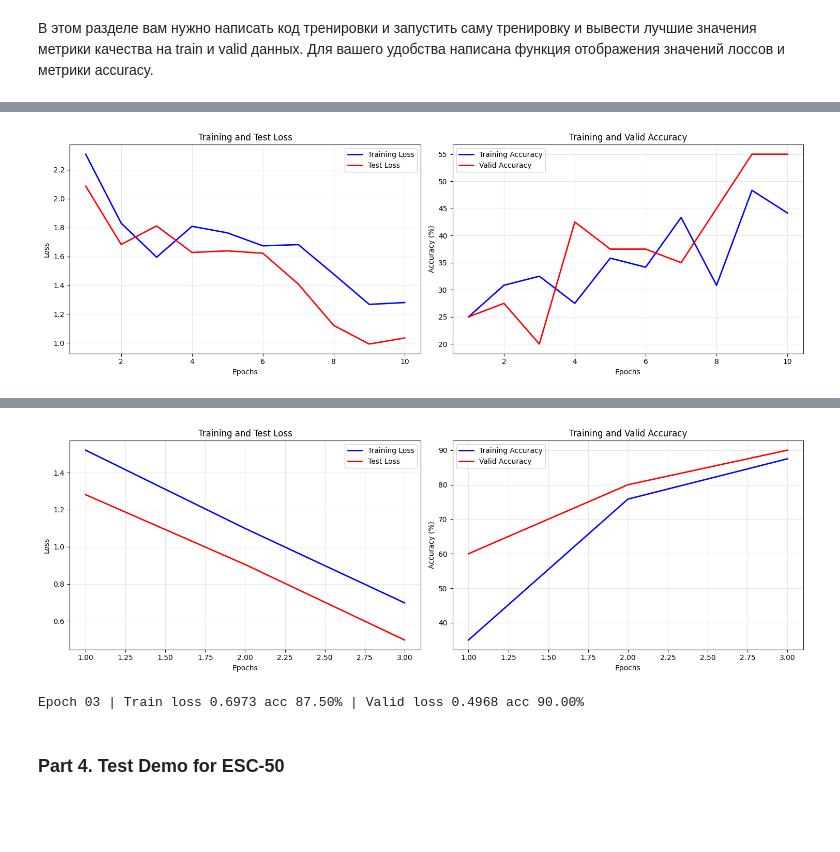
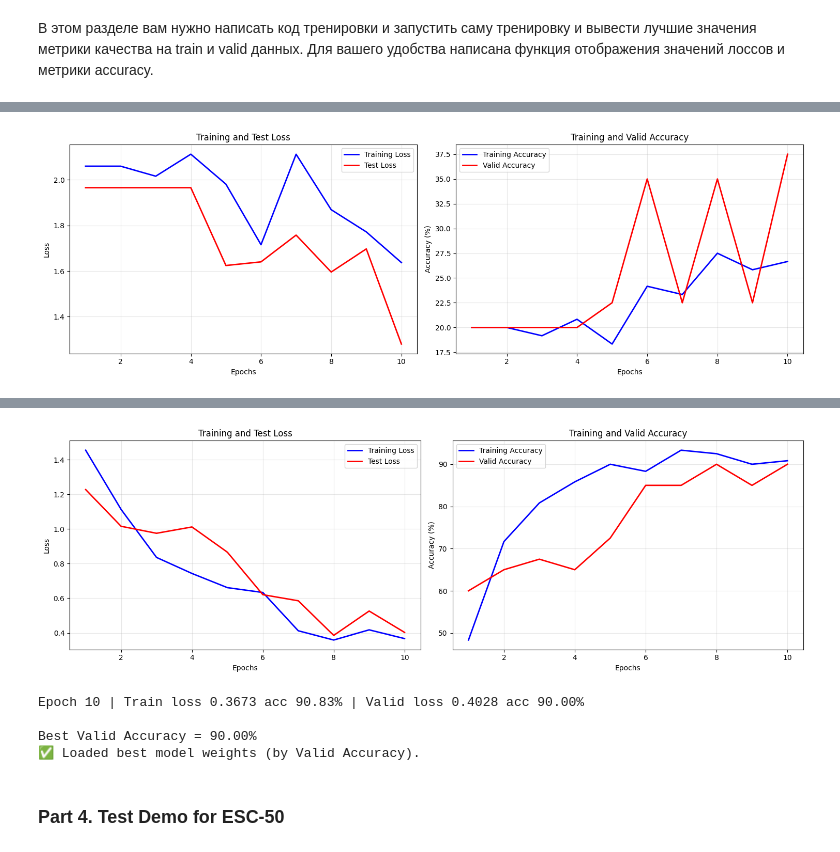
Before and after one commit to atomkevich/speech_dls, a Jupyter notebook: Homework_1_Environmental_Sound_Classification_for_students.ipynb, the cells around one changed output, grey strips where cells are left out. Drawn from its saved outputs; the diff is of its cells as text; code cells hidden in the pictures; blank space fills up the shorter version.

```diff
--- a/Homework_1_Environmental_Sound_Classification_for_students.ipynb
+++ b/Homework_1_Environmental_Sound_Classification_for_students.ipynb
@@ -746,7 +746,14 @@ criterion = nn.CrossEntropyLoss()
 optimizer_hf = torch.optim.AdamW(hf_model.parameters(), lr=2e-4, weight_decay=1e-2)
 optimizer_simple = torch.optim.AdamW(simple_model.parameters(), lr=2e-4, weight_decay=1e-4)
 optimizer_wave = torch.optim.AdamW(wave_model.parameters(), lr=2e-4, weight_decay=1e-4)
-scheduler = torch.optim.lr_scheduler.CosineAnnealingLR(
+
+scheduler_simple = torch.optim.lr_scheduler.CosineAnnealingLR(
+    optimizer_simple, T_max=30, eta_min=1e-5
+)
+scheduler_hf = torch.optim.lr_scheduler.CosineAnnealingLR(
+    optimizer_hf, T_max=30, eta_min=1e-5
+)
+scheduler_wave = torch.optim.lr_scheduler.CosineAnnealingLR(
     optimizer_wave, T_max=30, eta_min=1e-5
 )
 def normalize_batch(waves_1d: torch.Tensor) -> torch.Tensor:
@@ -758,7 +765,7 @@ def normalize_batch(waves_1d: torch.Tensor) -> torch.Tensor:
     return waves_1d
 # %%
 
-def train(model, train_loader, valid_loader, criterion, optimizer, device, n_epochs=10):
+def train(model, train_loader, valid_loader, criterion, optimizer, scheduler, device, n_epochs=10):
 
     train_losses = []
     train_accuracies = []
@@ -838,5 +845,5 @@ def train(model, train_loader, valid_loader, criterion, optimizer, device, n_epo
         model.load_state_dict(best_state)
         print("✅ Loaded best model weights (by Valid Accuracy).")
 # %%
-train(simple_model, train_loader, valid_loader, criterion, optimizer_simple, device, n_epochs=10)
+train(simple_model, train_loader, valid_loader, criterion, optimizer_simple, scheduler_simple, device, n_epochs=10)
 # %% [output]
@@ -847,5 +854,5 @@ Best Valid Accuracy = 82.50%
 ✅ Loaded best model weights (by Valid Accuracy).
 # %%
-train(wave_model, train_loader, valid_loader, criterion, optimizer_wave, device, n_epochs=10)
+train(wave_model, train_loader, valid_loader, criterion, optimizer_wave, scheduler_wave, device, n_epochs=10)
 # %% [output]
-[figure, old version]
+[figure, new version]
@@ -855,9 +862,12 @@ Best Valid Accuracy = 55.00%
 ✅ Loaded best model weights (by Valid Accuracy).
 # %%
-train(hf_model, train_loader, valid_loader, criterion, optimizer_hf, device, n_epochs=10)
+train(hf_model, train_loader, valid_loader, criterion, optimizer_hf, scheduler_hf, device, n_epochs=10)
 # %% [output]
-[figure, old version]
+[figure, new version]
-Epoch 03 | Train loss 0.6973 acc 87.50% | Valid loss 0.4968 acc 90.00%
+Epoch 10 | Train loss 0.3673 acc 90.83% | Valid loss 0.4028 acc 90.00%
+
+Best Valid Accuracy = 90.00%
+✅ Loaded best model weights (by Valid Accuracy).
 # %% [markdown]
 ### **Part 4. Test Demo for ESC-50**
 # %% [markdown]
```
Also changed, not shown: parts of 2 cells of this notebook.
